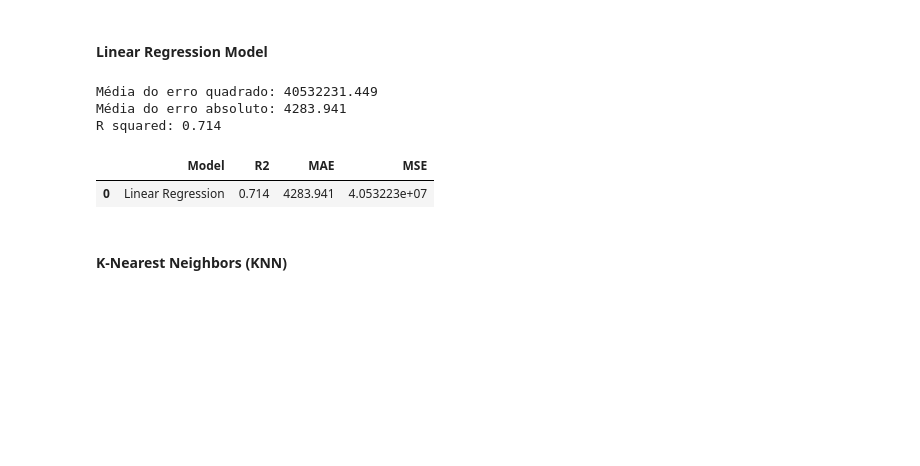
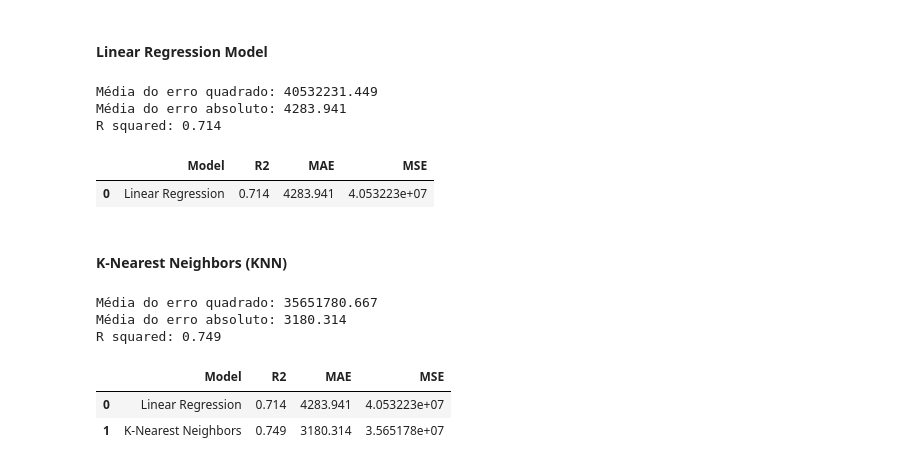
Before and after one commit to carlos-rian/fiap-pos-tech, a Jupyter notebook: tech-challenge.ipynb, the cells around one changed output. Drawn from its saved outputs; the diff is of its cells as text; code cells hidden in the pictures; blank space fills up the shorter version.

Commit message:
add the K-Nearest Neighbors model valuation

```diff
--- a/tech-challenge.ipynb
+++ b/tech-challenge.ipynb
@@ -206,31 +206,38 @@ R squared: 0.714
 from sklearn.model_selection import GridSearchCV
 from sklearn.neighbors import KNeighborsRegressor
 
 knn_pipeline = Pipeline(steps=[
     ('preprocessor', preprocessor),
     ('model', KNeighborsRegressor())
 ])
 
 param_grid_knn = {
     'model__n_neighbors': [2, 3, 4, 5, 6, 7],
     'model__metric': ['euclidean', 'manhattan'],
     'model__weights': ['uniform', 'distance']
 }
 
 grid_search_knn = GridSearchCV(knn_pipeline, param_grid_knn, cv=5, scoring='neg_mean_squared_error', n_jobs = -1)
 
 grid_search_knn.fit(X_train, y_train)
 
 best_knn_model = grid_search_knn.best_estimator_
 knn_predictions = best_knn_model.predict(X_test)
 
 mse = round(mean_squared_error(y_test, knn_predictions), 3)
 mae = round(mean_absolute_error(y_test, knn_predictions), 3)
 r2score = round(r2_score(y_test, knn_predictions), 3)
 
 print(f"Média do erro quadrado: {mse}")
 print(f"Média do erro absoluto: {mae}")
 print(f"R squared: {r2score}")
 
-df_models.loc[len(df_models)] = {'Model': 'Linear Regression', 'R2': r2score, 'MAE': mae, 'MSE': mse}
+df_models.loc[len(df_models)] = {'Model': 'K-Nearest Neighbors', 'R2': r2score, 'MAE': mae, 'MSE': mse}
 df_models
+# %% [output]
+Média do erro quadrado: 35651780.667
+Média do erro absoluto: 3180.314
+R squared: 0.749
+|  | Model | R2 | MAE | MSE |
+| 0 | Linear Regression | 0.714 | 4283.941 | 4.053223e+07 |
+| 1 | K-Nearest Neighbors | 0.749 | 3180.314 | 3.565178e+07 |
```
